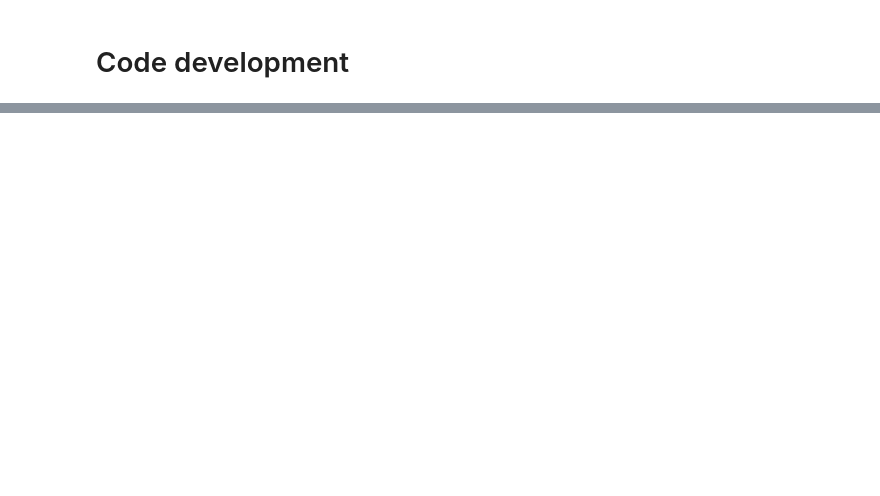
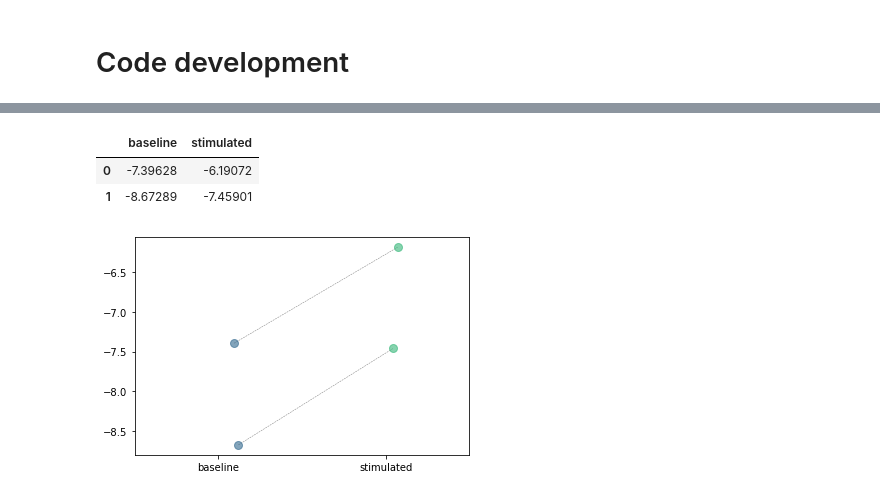
Before and after one commit to DennisDoll/DCLmeetsRETUNE, a Jupyter notebook: patch_clamp_analysis/api_playground.ipynb, the cells around one changed output, grey strips where cells are left out. Cells and saved outputs as stored; diff of their text form; code cells hidden in the pictures; blank space fills up the shorter version.

```diff
--- a/patch_clamp_analysis/api_playground.ipynb
+++ b/patch_clamp_analysis/api_playground.ipynb
@@ -70,0 +346,31 @@ api.save_database()
+# %%
+reorganized = {'baseline': df.loc[df['stimulation_string'] == 'baseline', 'percentile_amplitude'].values,
+               'stimulated': df.loc[df['stimulation_string'] == '4-Hz_for_1000-ms', 'percentile_amplitude'].values}
+# %%
+df_reorganized = pd.DataFrame(data=reorganized)
+df_reorganized
+# %% [output]
+|  | baseline | stimulated |
+| 0 | -7.39628 | -6.19072 |
+| 1 | -8.67289 | -7.45901 |
+# %%
+jitter = 0.1
+df_x_jitter = pd.DataFrame(np.random.normal(loc=0, scale=jitter, size=df_reorganized.values.shape), columns=df_reorganized.columns)
+df_x_jitter += np.arange(len(df_reorganized.columns))
+
+colormixer = plt.cm.viridis(np.linspace(0, 1, len(df_reorganized.columns) + 2))
+colormixer = colormixer[1 : -1]
+
+fig, ax = plt.subplots()
+for index in range(len(df_reorganized.columns)):
+    column = df_reorganized.columns[index]
+    color = colormixer[index]
+    ax.plot(df_x_jitter[column], df_reorganized[column], 'o', color=color, alpha=.60, zorder=1, ms=8, mew=1)
+ax.set_xticks(range(2))
+ax.set_xticklabels(['baseline', 'stimulated'])
+ax.set_xlim(-0.5,2-0.5)
+
+for idx in df_reorganized.index:
+    ax.plot(df_x_jitter.loc[idx,['baseline','stimulated']], df_reorganized.loc[idx,['baseline','stimulated']], color = 'grey', linewidth = 0.5, linestyle = '--', zorder=-1)
+# %% [output]
+[figure, added]
```
Also changed, not shown: parts of 54 cells of this notebook, 2 other files.
